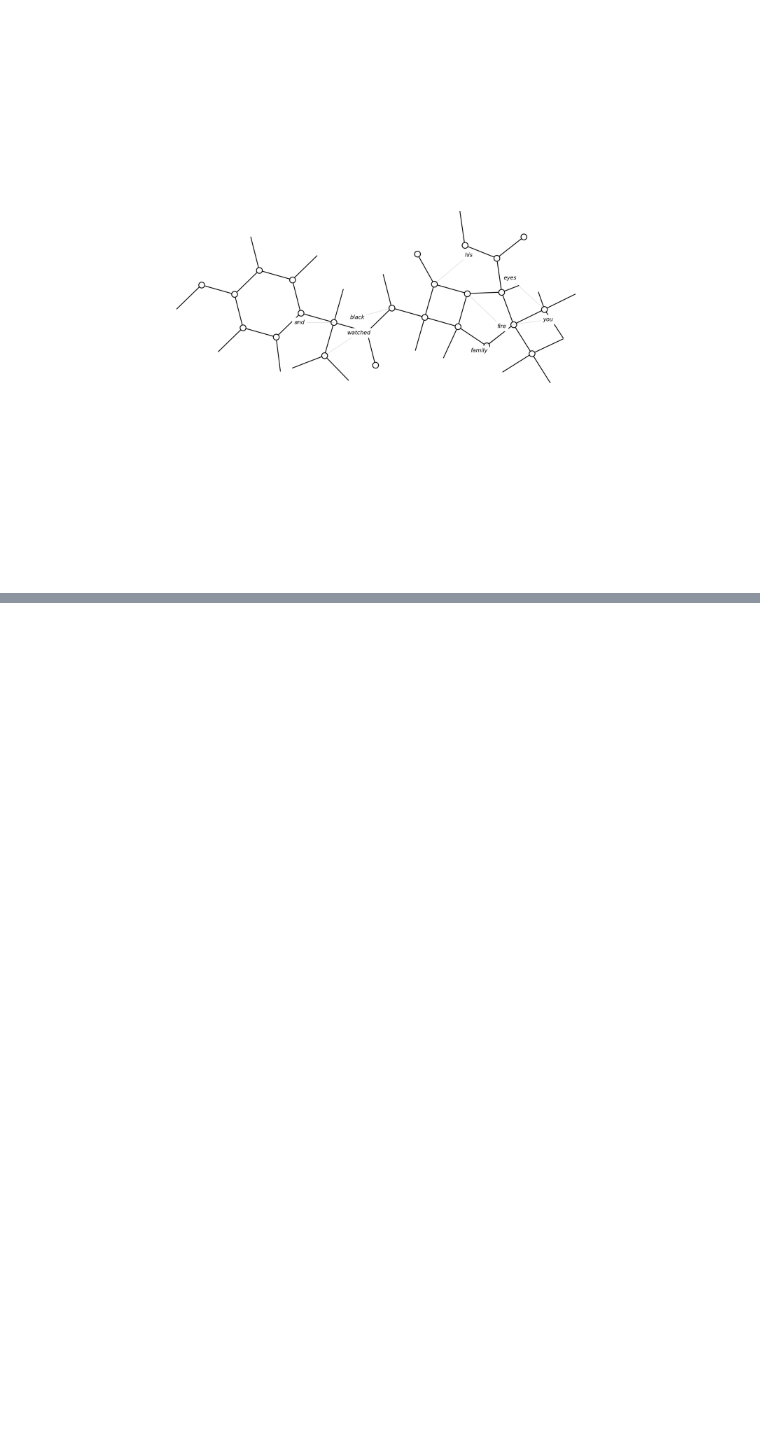
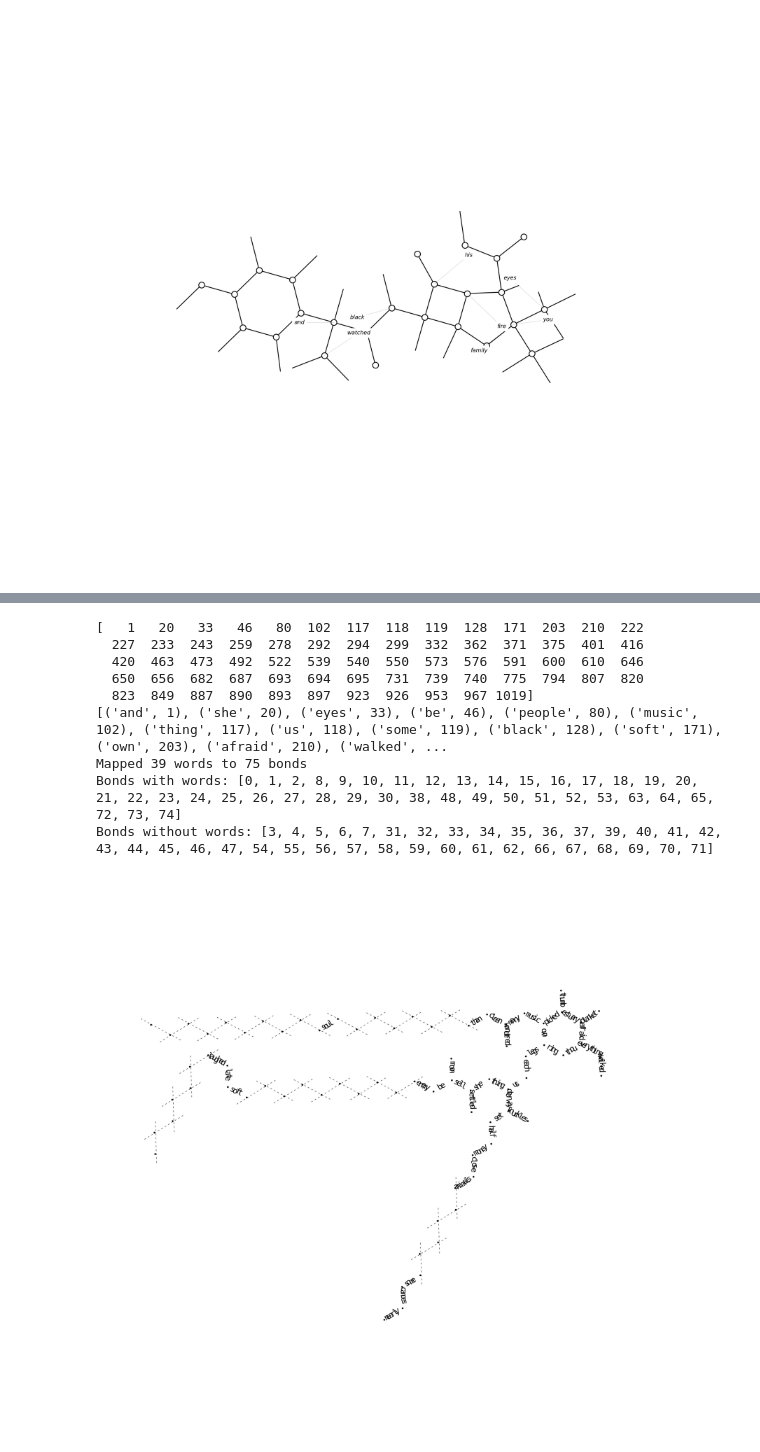
Before and after one commit to YitongTseo/shell_diaries, a Jupyter notebook: morgan_fingerprints_try copy.ipynb, the cells around one changed output, grey strips where cells are left out. Saved outputs shown, nothing was run; the diff lists cells and outputs as text; code cells hidden in the pictures; blank space fills up the shorter version.

```diff
--- a/morgan_fingerprints_try copy.ipynb
+++ b/morgan_fingerprints_try copy.ipynb
@@ -774,0 +1004,27 @@ Mapped 26 words to bonds out of 27 total bonds
+# %%
+index = 1
+# print(df.iloc[index]['smiles'])
+# hybrid_word_bond_molecule(df.iloc[index]['smiles'], row_to_words(fps_array[index]))
+
+# 1. With dashes (classic typewriter)
+fig, mapping = typewriter_molecule_art_v2(
+    smiles=df.iloc[index]['smiles'],
+    words_to_embed=row_to_words(fps_array[index]),
+    target_length=12,
+    spacing_char='',
+    font_size=21,
+    vertical_jitter=0.05,
+    letter_spacing_jitter=0.04
+)
+# plt.savefig('typewriter_dashes.png', dpi=300, bbox_inches='tight', facecolor='white')
+# %% [output]
+[   1   20   33   46   80  102  117  118  119  128  171  203  210  222
+  227  233  243  259  278  292  294  299  332  362  371  375  401  416
+  420  463  473  492  522  539  540  550  573  576  591  600  610  646
+  650  656  682  687  693  694  695  731  739  740  775  794  807  820
+  823  849  887  890  893  897  923  926  953  967 1019]
+[('and', 1), ('she', 20), ('eyes', 33), ('be', 46), ('people', 80), ('music', 102), ('thing', 117), ('us', 118), ('some', 119), ('black', 128), ('soft', 171), ('own', 203), ('afraid', 210), ('walked', ...
+Mapped 39 words to 75 bonds
+Bonds with words: [0, 1, 2, 8, 9, 10, 11, 12, 13, 14, 15, 16, 17, 18, 19, 20, 21, 22, 23, 24, 25, 26, 27, 28, 29, 30, 38, 48, 49, 50, 51, 52, 53, 63, 64, 65, 72, 73, 74]
+Bonds without words: [3, 4, 5, 6, 7, 31, 32, 33, 34, 35, 36, 37, 39, 40, 41, 42, 43, 44, 45, 46, 47, 54, 55, 56, 57, 58, 59, 60, 61, 62, 66, 67, 68, 69, 70, 71]
+[figure, added]
```
Also changed, not shown: parts of 7 cells of this notebook.
